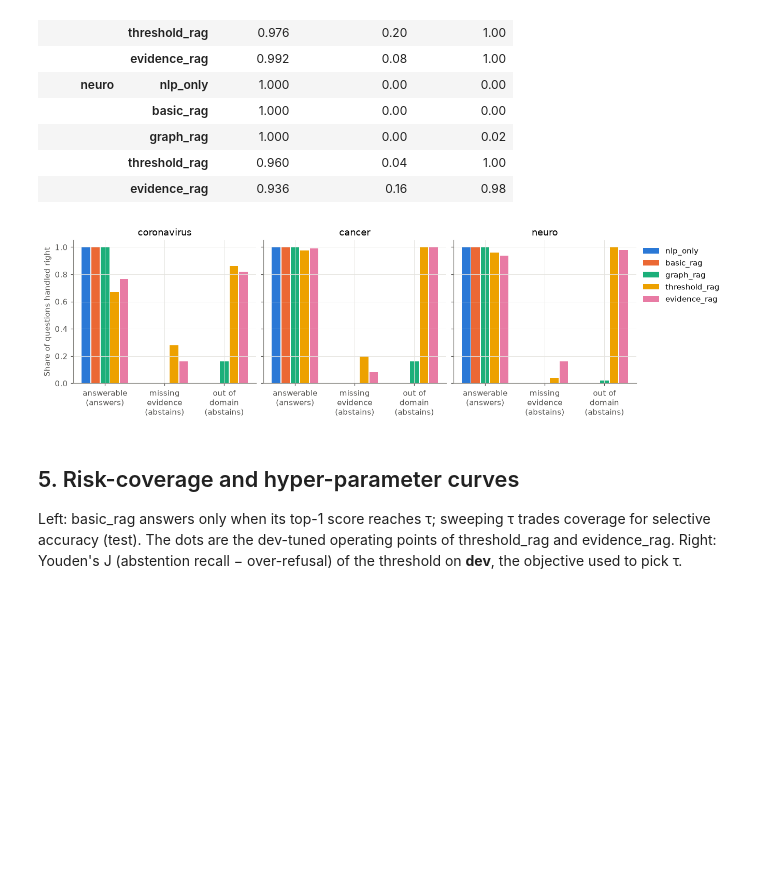
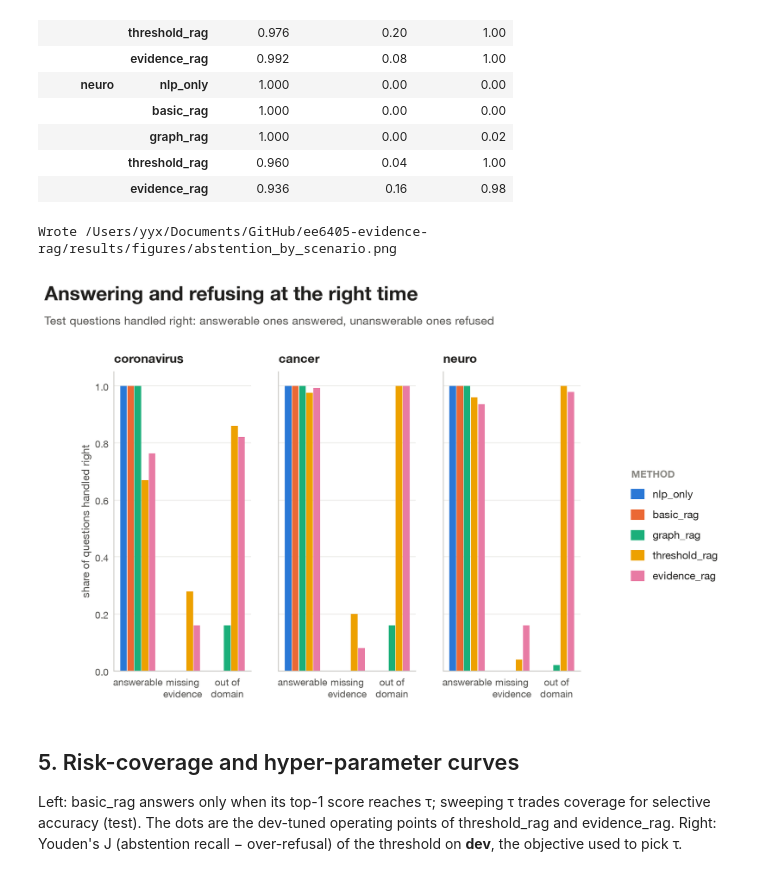
Before and after one commit to yx-yan/ee6405-evidence-rag, a Jupyter notebook: notebooks/final_results.ipynb, the cells around one changed output. Drawn from its saved outputs; the diff is of its cells as text; code cells hidden in the pictures; blank space fills up the shorter version.

```diff
--- a/notebooks/final_results.ipynb
+++ b/notebooks/final_results.ipynb
@@ -133,15 +134,18 @@ main
 |  | threshold_rag | 0.720 | 0.330 | 0.265 | 0.395 | 0.458 | ... |
 |  | evidence_rag | 0.695 | 0.320 | 0.255 | 0.390 | 0.460 | ... |
 # %%
-fig, axes = plt.subplots(1, 3, figsize=(12, 3.4), sharey=True)
-for ax, d in zip(axes, SETS):
-    sub = main.loc[d]
-    for i, m in enumerate(METHODS):
-        r = sub.loc[m]
-        ax.bar(i, r.reliability, color=COLORS[m], width=0.7, label=m)
-    ax.set(title=d, xticks=[], ylim=(0, 1))
-axes[0].set_ylabel("Reliability (test)")
-axes[-1].legend(loc="upper left", bbox_to_anchor=(1, 1))
-fig.suptitle("Reliability: correct answers + correct abstentions, share of all questions")
+fig, ax = F.figure("Reliability: answering right, or refusing right",
+                   "Correct answers + correct abstentions, as a share of all test questions")
+x, width = np.arange(3), 0.16
+for i, m in enumerate(METHODS):
+    v = [main.loc[(d, m)].reliability for d in SETS]
+    xs = x + (i - 2) * width
+    ax.bar(xs, v, width * 0.92, color=F.METHOD_COLORS[m])
+    for xi, vi in zip(xs, v):
+        ax.text(xi, vi + 0.012, f"{vi:.2f}", ha="center", fontsize=10, color=F.INK)
+ax.set(xticks=x, xticklabels=SETS, ylim=(0, 1), ylabel="reliability")
+ax.tick_params(axis="x", labelsize=13)
+ax.grid(axis="x", visible=False)
+F.method_legend(fig)
 save(fig, "reliability")
 # %% [output]
@@ -194,20 +199,24 @@ by.pivot_table(index=["dataset", "method"], columns="scenario", values="right de
 |  | threshold_rag | 0.960 | 0.04 | 1.00 |
 |  | evidence_rag | 0.936 | 0.16 | 0.98 |
 # %%
-fig, axes = plt.subplots(1, 3, figsize=(12, 3.4), sharey=True)
+fig, axes = F.figure("Answering and refusing at the right time",
+                     "Test questions handled right: answerable ones answered, unanswerable ones refused",
+                     ncols=3, sharey=True)
 width = 0.16
 for ax, d in zip(axes, SETS):
     sub = by[by.dataset == d].set_index(["method", "scenario"])["right decision"]
     for i, m in enumerate(METHODS):
-        ax.bar(np.arange(3) + (i - 2) * width, [sub.get((m, s), np.nan) for s in SCENARIOS], width * 0.9,
-               color=COLORS[m], label=m)
-    ax.set(title=d, xticks=range(3), xticklabels=["answerable\n(answers)", "missing\nevidence\n(abstains)",
-                                                  "out of\ndomain\n(abstains)"], ylim=(0, 1.05))
-axes[0].set_ylabel("Share of questions handled right")
-axes[-1].legend(loc="upper left", bbox_to_anchor=(1, 1))
+        ax.bar(np.arange(3) + (i - 2) * width, [sub.get((m, s), np.nan) for s in SCENARIOS], width * 0.92,
+               color=F.METHOD_COLORS[m])
+    ax.set(title=d, xticks=range(3), xticklabels=["answerable", "missing\nevidence", "out of\ndomain"],
+           ylim=(0, 1.05))
+    ax.grid(axis="x", visible=False)
+axes[0].set_ylabel("share of questions handled right")
+F.method_legend(fig)
 save(fig, "abstention_by_scenario")
 # %% [output]
+Wrote /Users/yyx/Documents/GitHub/ee6405-evidence-rag/results/figures/abstention_by_scenario.png
-[figure, old version]
+[figure, new version]
 # %% [markdown]
 ## 5. Risk-coverage and hyper-parameter curves
 
```
Also changed, not shown: parts of 5 cells of this notebook, 15 other files.
